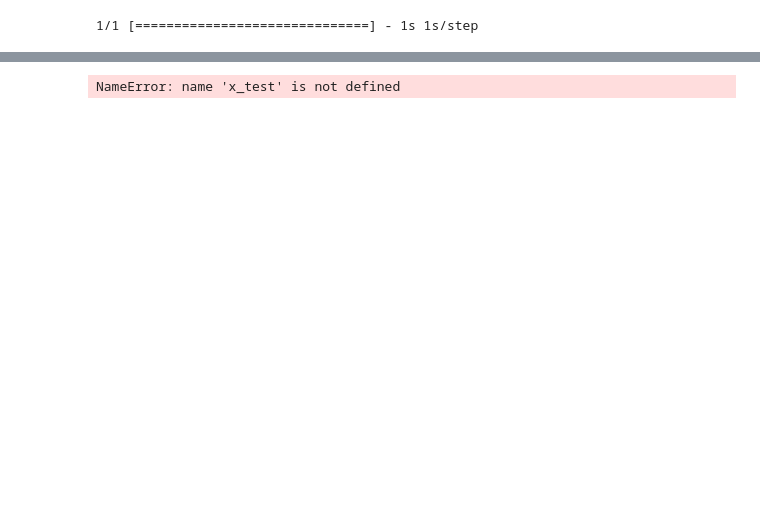
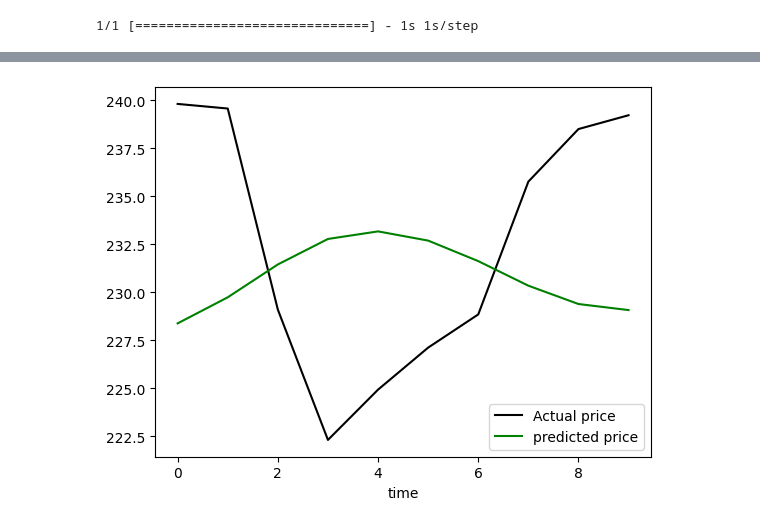
Before and after one commit to levyvix/time_series_lstm, a Jupyter notebook: notebooks/train_model.ipynb, the cells around one changed output, grey strips where cells are left out. Cells and saved outputs as stored; diff of their text form; code cells hidden in the pictures; blank space fills up the shorter version.

Commit message:
plotting and train test

```diff
--- a/notebooks/train_model.ipynb
+++ b/notebooks/train_model.ipynb
@@ -32,7 +31,7 @@ data = data.diff().dropna()
 # %%
 def load_data(start, end=None):
     last_date = data.index[-1]
-    offset = timedelta(weeks=2)
+    offset = datetime.timedelta(weeks=2)
 
     dataframe = data.copy()
     if not end:
@@ -44,7 +43,7 @@ def load_data(start, end=None):
 train_set = load_data('2009-05-08')
 # %%
 # Normalize data
-scaler = preprocessing.MinMaxScaler(feature_range=(0,1))
+scaler = MinMaxScaler(feature_range=(0,1))
 scaled_data = scaler.fit_transform(train_set['Close'].values.reshape(-1,1))
 
 # how many days do i want to base my predictions on ?
@@ -110,7 +109,7 @@ checkpointer = ModelCheckpoint(filepath = '../model/weights_best.hdf5',
 
 history = model.fit(x_train,
           y_train,
-          validation_split=0.2,
+          validation_split=0.3,
           epochs=25,
           batch_size = 32,
           callbacks = [checkpointer])
@@ -136,6 +134,6 @@ Epoch 25: val_loss did not improve from 0.01173
 # %%
 last_date = data.index[-1]
-offset = timedelta(weeks=2)
+offset = datetime.timedelta(weeks=2)
 
 test_data = load_data(start = last_date - offset,
                       end = last_date)
@@ -175,6 +172,0 @@ array([[-0.31246108],
-# %%
-# validade model
-
-test_loss, test_rmse = model.evaluate(x_test, y_test)
-# %% [output]
-NameError: name 'x_test' is not defined
@@ -201,0 +173,10 @@ fig.show()
+# %%
+plt.plot(actual_prices, color='black', label="Actual price")
+plt.plot(predicted_prices, color= 'green', label="predicted price")
+# plt.title(f"{COMPANY} share price")
+plt.xlabel("time")
+# plt.ylabel(f"{COMPANY} share price")
+plt.legend()
+plt.show()
+# %% [output]
+[figure, added]
```
Also changed, not shown: parts of 8 cells of this notebook, 5 other files.
